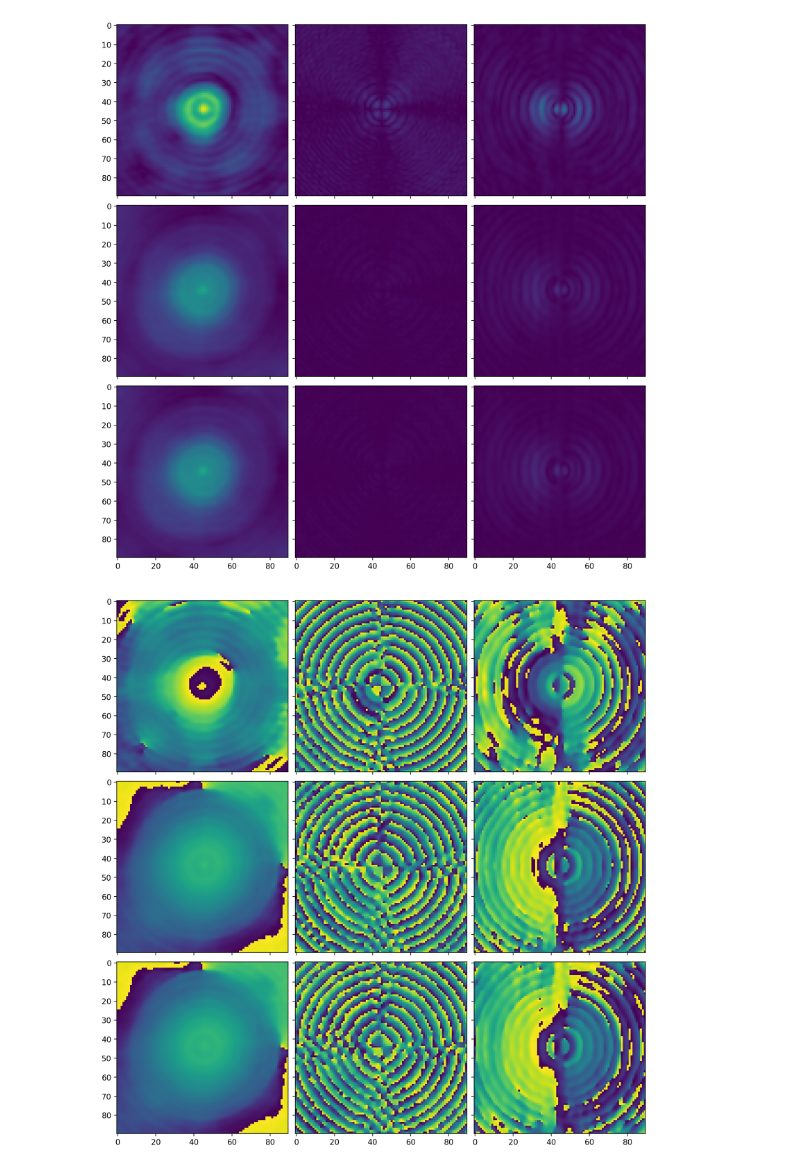
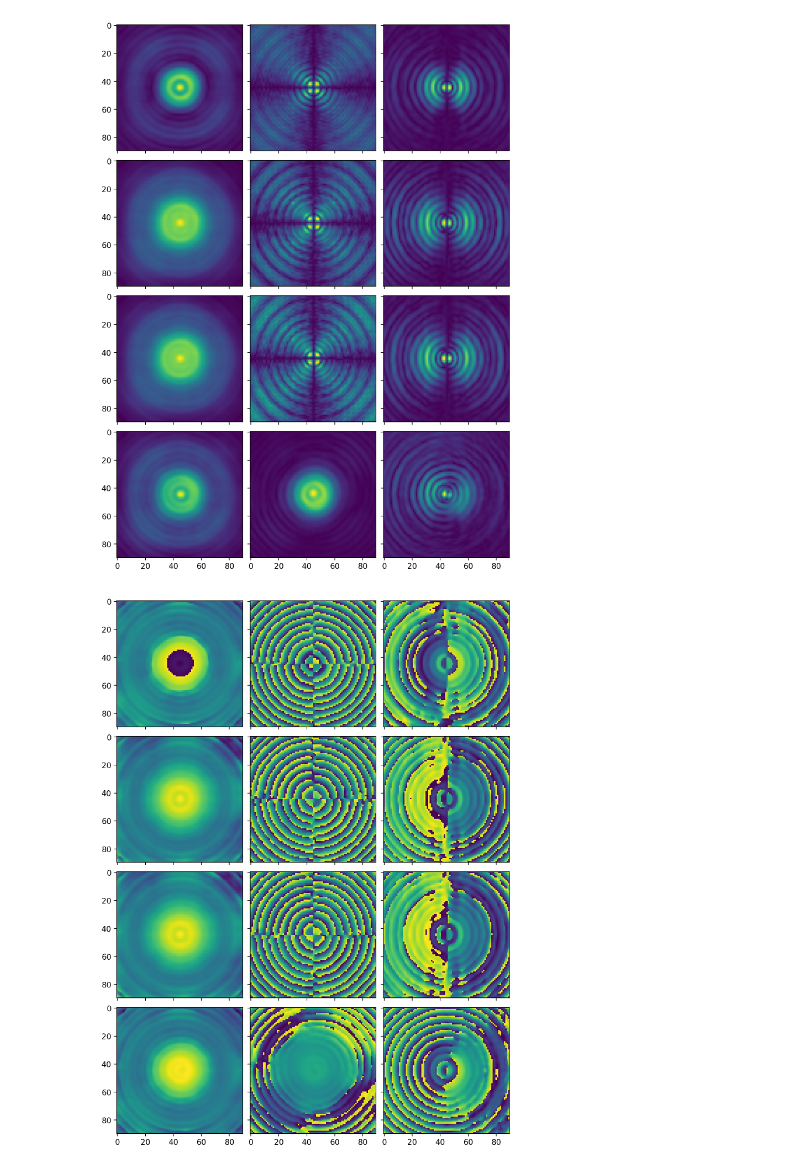
Before and after one commit to chromatix-team/chromatix, a Jupyter notebook: polarised_multislice/03_single_beads.ipynb, the cells around one changed output. Cells and saved outputs as stored; diff of their text form; code cells hidden in the pictures.

```diff
--- a/polarised_multislice/03_single_beads.ipynb
+++ b/polarised_multislice/03_single_beads.ipynb
@@ -12,7 +12,7 @@ import jax
 # %%
 def run_sim(orientation: Array) -> tuple[Array, Array]:
     # Our input field is a plane wave
-    shape = (2 * 90, 2 * 90) # sample size
+    shape = (5 * 90, 5 * 90) # sample size
     spacing = 0.065 # from paper
     wavelength = 0.405 # from paper
     n_m = 1.33
@@ -28,7 +28,7 @@ def run_sim(orientation: Array) -> tuple[Array, Array]:
 
     # Making sample
     sample = single_bead_sample(n_m, n_bead, orientation, bead_radius, sample_shape, spacing, k0, antialiasing=5)
-    sample = cf.center_pad(sample, (0, 45, 45, 0, 0))    # Padding sample
+    sample = cf.center_pad(sample, (0, 180, 180, 0, 0))    # Padding sample
 
     # Running simulation
     field = thick_polarised_sample(in_field, sample, n_m, dz=spacing)
@@ -36,30 +36,30 @@ def run_sim(orientation: Array) -> tuple[Array, Array]:
     # Making plotting a little easier
     # ::-1 to invert y axis
     amplitude = field.amplitude.squeeze()
-    amplitude = amplitude[::-1][45:-45, 45:-45]
+    amplitude = amplitude[::-1][180:-180, 180:-180]
 
     phase = field.phase.squeeze()
-    phase = phase[::-1][45:-45, 45:-45]
+    phase = phase[::-1][180:-180, 180:-180]
 
     return amplitude, phase
 # %%
 # Getting all orientations
-amplitude, phase = zip(*[run_sim(orientation) for orientation in [jnp.array([0, jnp.pi/2, 0]), jnp.array([0, 0, 0]), jnp.array([0, 0, jnp.pi/2])]])
+amplitude, phase = zip(*[run_sim(orientation) for orientation in [jnp.array([0, jnp.pi/2, 0]), jnp.array([0, 0, 0]), jnp.array([0, 0, jnp.pi/2]), jnp.array([jnp.pi/4, jnp.pi/4, jnp.pi/4])]])
 # %%
-fig, axes = plt.subplots(ncols=3, nrows=3, layout="compressed", sharex=True, sharey=True, figsize=(10, 10))
-vmax = [2.5, 0.5, 1.0]
-for idx_y in range(3):
+fig, axes = plt.subplots(ncols=3, nrows=4, layout="compressed", sharex=True, sharey=True, figsize=(13, 10))
+#vmax = [2.5, 0.5, 1.0]
+for idx_y in range(4):
     for idx_x in range(3):
         ax = axes[idx_y, idx_x]
-        im = ax.imshow(amplitude[idx_y][..., 2 - idx_x], vmin=0, vmax = vmax[idx_x])
+        im = ax.imshow(amplitude[idx_y][..., 2 - idx_x])#, vmin=0, vmax = vmax[idx_x])
 # %% [output]
-[figure, old version]
+[figure, new version]
 # %%
-fig, axes = plt.subplots(ncols=3, nrows=3, layout="compressed", sharex=True, sharey=True, figsize=(10, 10))
+fig, axes = plt.subplots(ncols=3, nrows=4, layout="compressed", sharex=True, sharey=True, figsize=(13, 10))
 
-for idx_y in range(3):
+for idx_y in range(4):
     for idx_x in range(3):
         ax = axes[idx_y, idx_x]
         im = ax.imshow(phase[idx_y][..., 2 - idx_x])
 # %% [output]
-[figure, old version]
+[figure, new version]
```
Also changed, not shown: 4 other files.
